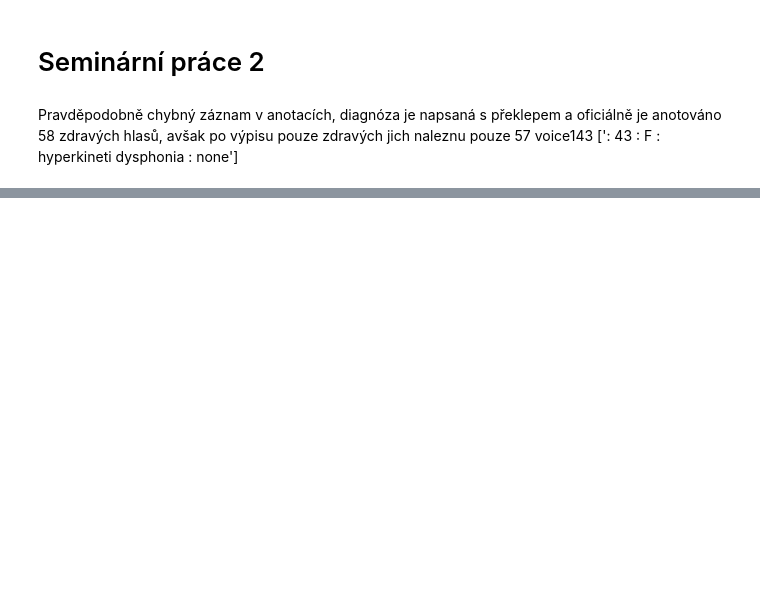
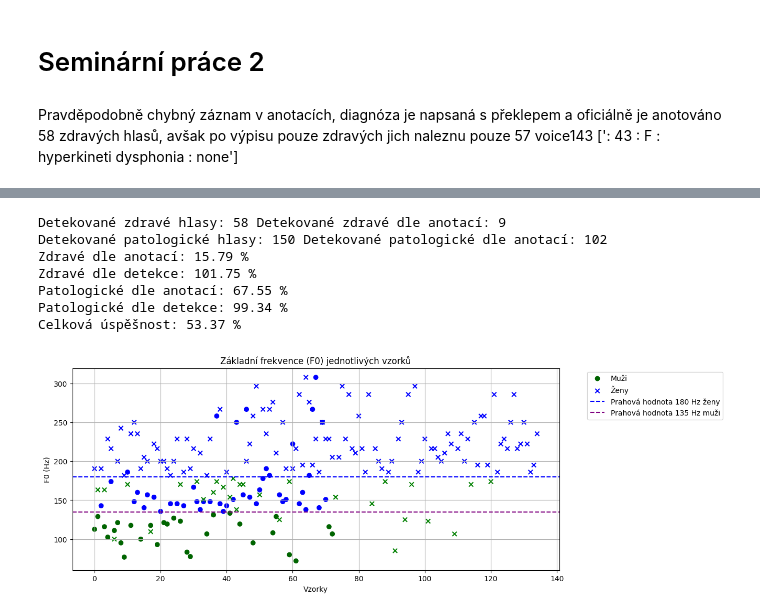
Before and after one commit to Mysczk/Zpracovani-signalu, a Jupyter notebook: Seminarni_prace2.ipynb, the cells around one changed output, grey strips where cells are left out. Cells and saved outputs as stored; diff of their text form; code cells hidden in the pictures; blank space fills up the shorter version.

```diff
--- a/Seminarni_prace2.ipynb
+++ b/Seminarni_prace2.ipynb
@@ -95,3 +65,72 @@ print(pathol, corr_pathol)
+# %%
+corr_healthy = 0
+healthy = 0
+pathol = 0
+corr_healthy = 0
+corr_pathol = 0
+f0s = []
+f0smale = []
+femthresh = 180
+f0sfemale = []
+malethresh = 135
+threshold = 150
+
+for record in records:
+    path = f"./voiced-database/{record}"
+    voice, fields = load_data(path)
+    fs = fields["fs"]
+    voice = signal_cut(voice)
+    voice = perform_fft(voice)
+    f0 = get_f0(voice, fs)
+    if "F" in fields['comments'][0]:
+        threshold = femthresh
+        f0s.append(f0)
+        f0sfemale.append(f0)
+        classif = classify_voice_f0(f0, threshold)
+        if classif == 0:
+            healthy += 1
+            if "heal" in fields["comments"][0]:
+                corr_healthy += 1
+        else:
+            pathol += 1
+            if "heal" not in fields["comments"][0]:
+                corr_pathol += 1
+    else:
+        threshold = malethresh
+        f0s.append(f0)
+        f0smale.append(f0)
+        classif = classify_voice_f0(f0, threshold)
+        if classif == 0:
+            healthy += 1
+            if "heal" in fields["comments"][0]:
+                corr_healthy += 1
+        else:
+            pathol += 1
+            if "heal" not in fields["comments"][0]:
+                corr_pathol += 1
+
+print("Detekované zdravé hlasy:",healthy, "Detekované zdravé dle anotací:",corr_healthy)
+print("Detekované patologické hlasy:",pathol, "Detekované patologické dle anotací:",corr_pathol)
+print(f"Zdravé dle anotací: {np.round(corr_healthy/57*100, 2)} %")
+print(f"Zdravé dle detekce: {np.round(healthy/57*100, 2)} %")
+print(f"Patologické dle anotací: {np.round(corr_pathol/151*100, 2)} %")
+print(f"Patologické dle detekce: {np.round(pathol/151*100, 2)} %")
+print(f"Celková úspěšnost: {np.round((corr_healthy+corr_pathol) / (healthy+pathol) * 100,2)} %")
+f0smale = np.array(f0smale)
+f0sfemale = np.array(f0sfemale)
+colorsfem = ["green" if f < femthresh else "blue" for f in f0sfemale]
+colorsmale = ["darkgreen" if f < malethresh else "blue" for f in f0smale]
+
+draw_classification(f0sfemale=f0sfemale, f0smale=f0smale, femthresh=femthresh, malethresh=malethresh, colorsfem=colorsfem, colorsmale=colorsmale)
+# %% [output]
+Detekované zdravé hlasy: 58 Detekované zdravé dle anotací: 9
+Detekované patologické hlasy: 150 Detekované patologické dle anotací: 102
+Zdravé dle anotací: 15.79 %
+Zdravé dle detekce: 101.75 %
+Patologické dle anotací: 67.55 %
+Patologické dle detekce: 99.34 %
+Celková úspěšnost: 53.37 %
+[figure, added]
 # %%
 def mfcc(signal, fs):
     mfcc = lib.feature.mfcc(y= signal, sr = fs, n_mfcc=13)
```
Also changed, not shown: parts of 6 cells of this notebook.
